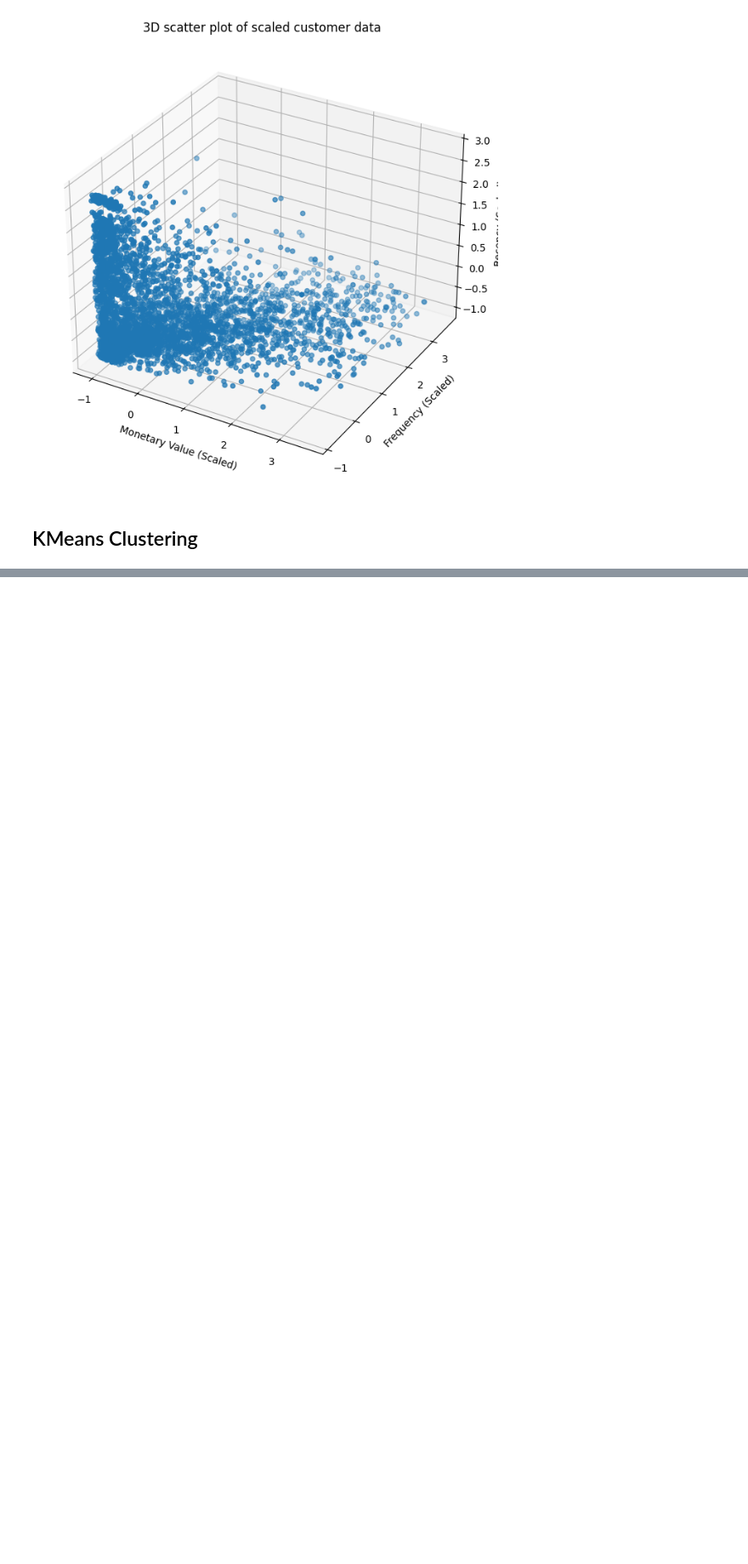
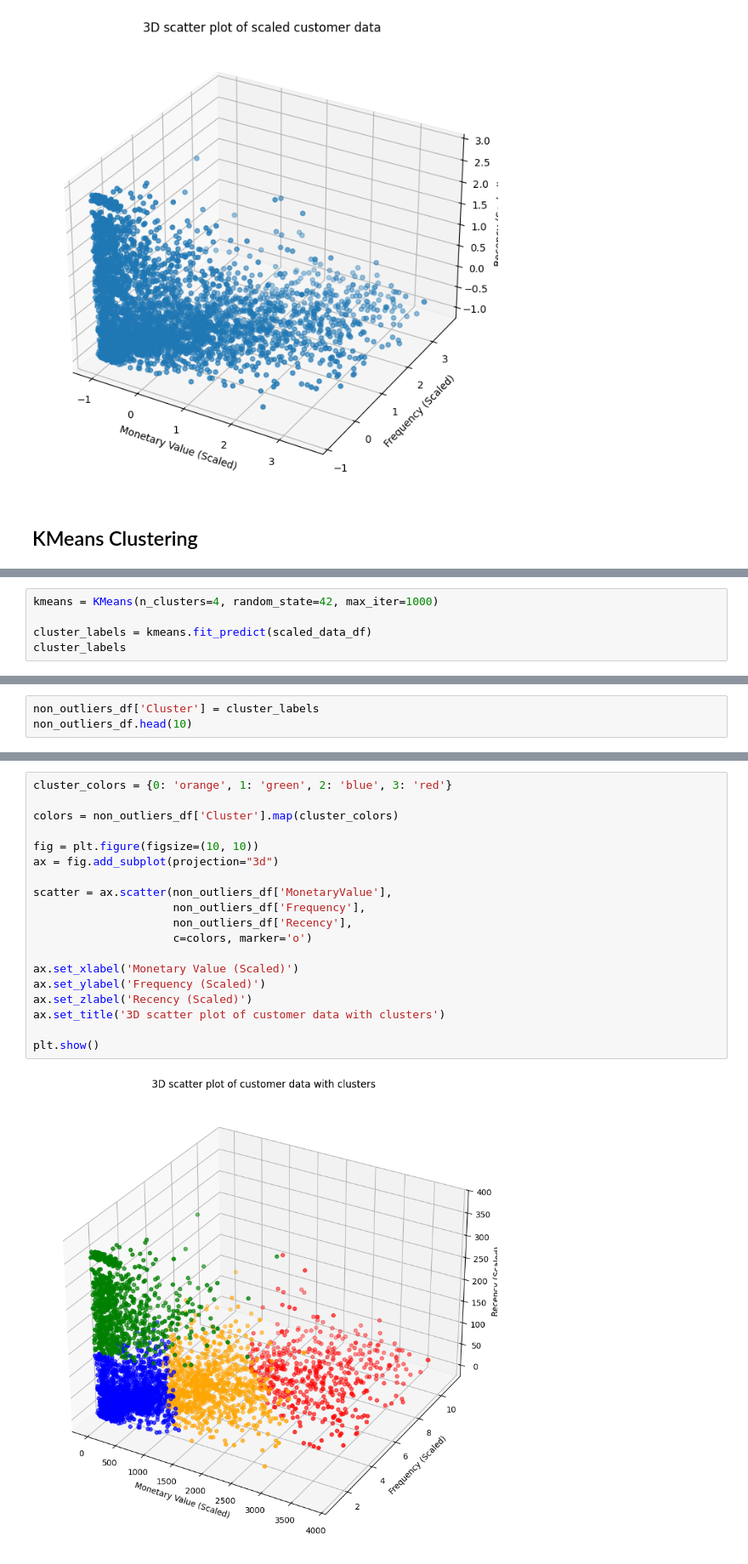
Before and after one commit to poojan019/customerSegmentation, a Jupyter notebook: main.ipynb, the cells around one changed output, grey strips where cells are left out. Shown at 85% size. Drawn from its saved outputs; the diff is of its cells as text; blank space fills up the shorter version.

```diff
--- a/main.ipynb
+++ b/main.ipynb
@@ -517,0 +565,5 @@ plt.show()
+# %%
+kmeans = KMeans(n_clusters=4, random_state=42, max_iter=1000)
+
+cluster_labels = kmeans.fit_predict(scaled_data_df)
+cluster_labels
@@ -517,0 +572,3 @@ plt.show()
+# %%
+non_outliers_df['Cluster'] = cluster_labels
+non_outliers_df.head(10)
@@ -517,0 +592,21 @@ plt.show()
+# %%
+cluster_colors = {0: 'orange', 1: 'green', 2: 'blue', 3: 'red'}
+
+colors = non_outliers_df['Cluster'].map(cluster_colors)
+
+fig = plt.figure(figsize=(10, 10))
+ax = fig.add_subplot(projection="3d")
+
+scatter = ax.scatter(non_outliers_df['MonetaryValue'],
+                     non_outliers_df['Frequency'],
+                     non_outliers_df['Recency'],
+                     c=colors, marker='o')
+
+ax.set_xlabel('Monetary Value (Scaled)')
+ax.set_ylabel('Frequency (Scaled)')
+ax.set_zlabel('Recency (Scaled)')
+ax.set_title('3D scatter plot of customer data with clusters')
+
+plt.show()
+# %% [output]
+[figure, added]
```
Also changed, not shown: parts of 14 cells of this notebook.
